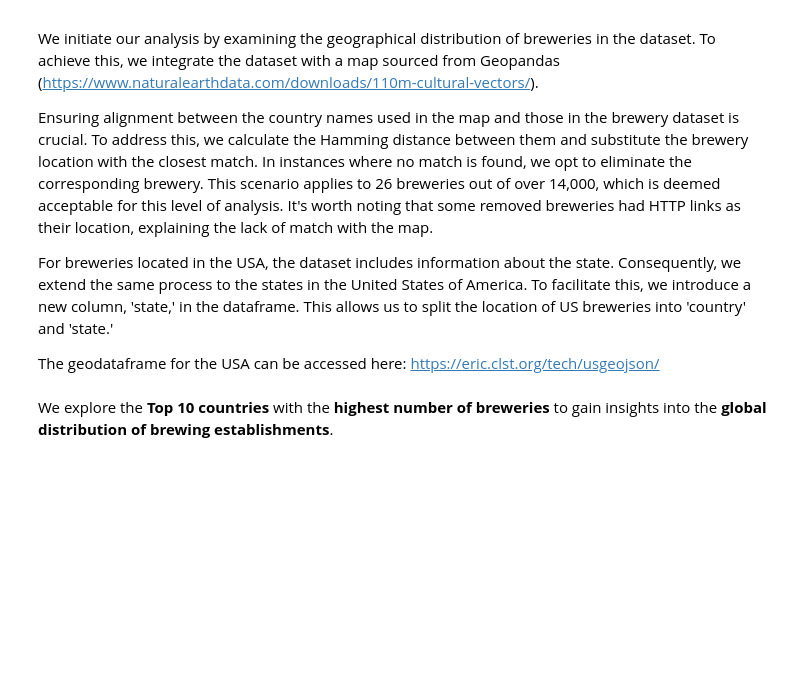
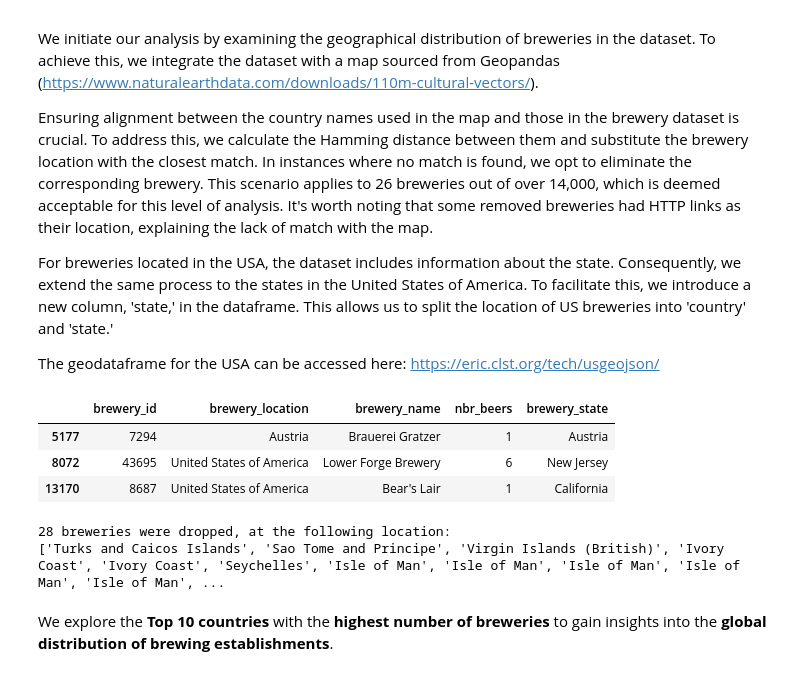
Before and after one commit to epfl-ada/ada-2023-project-todolegax, a Jupyter notebook: P2_initial_analysis.ipynb, the cells around one changed output. Saved outputs shown, nothing was run; the diff lists cells and outputs as text; code cells hidden in the pictures; blank space fills up the shorter version.

```diff
--- a/P2_initial_analysis.ipynb
+++ b/P2_initial_analysis.ipynb
@@ -796,8 +796,9 @@ def find_closest_match(input_str, target_list):
     """Find the closest match in a list using Hamming distance."""
     return difflib.get_close_matches(input_str, target_list, n=1, cutoff=0.5)
 # %%
-# Make deep copy of breweries filtered dataframe
+# Make deep copy of breweries filtered dataframe reset indexes (needed for the loop next)
 breweries_loc = breweries_filt.copy(deep=True)
+breweries_loc.reset_index(inplace=True,drop=True)
 
 # Load the world map shapefile
 world = gpd.read_file(gpd.datasets.get_path('naturalearth_lowres'))
@@ -825,36 +826,43 @@ for i, location in enumerate(breweries_loc['brewery_location']):
         state = location  # if not in USA, state = location
 
     # Find closest match with Hamming distance
     closest_match_country = find_closest_match(location, unique_loc)
 
     if closest_match_country:
         # If closest match is USA --> match state
         if closest_match_country[0] == 'United States of America':
             breweries_loc.at[i, 'brewery_location'] = closest_match_country[0]
 
             # Find state
             closest_match_state = find_closest_match(state, unique_state)
             if closest_match_state:
                 breweries_loc.at[i, 'brewery_state'] = closest_match_state[0]
             else:
                 breweries_loc = breweries_loc.drop(index=i)
         else:
             # If not in USA --> state = location
             breweries_loc.at[i, 'brewery_location'] = closest_match_country[0]
             breweries_loc.at[i, 'brewery_state'] = closest_match_country[0]
     else:
-        print(i)
-        print(breweries_loc.at[i, 'brewery_location'])
+        #print(i)
+        #print(breweries_loc.at[i, 'brewery_location'])
         # If no match, drop
-        dropped_brew.append(breweries_loc.at[i, 'brewery_location'])
+        dropped_brew.append(location)
         breweries_loc = breweries_loc.drop(index=i)
 
 # Display a sample of the modified dataframe
 display(breweries_loc.sample(3))
 
 # Print the number of dropped breweries and their locations
 print(f'{len(dropped_brew)} breweries were dropped, at the following location:')
 print(dropped_brew)
+# %% [output]
+|  | brewery_id | brewery_location | brewery_name | nbr_beers | brewery_state |
+| 5177 | 7294 | Austria | Brauerei Gratzer | 1 | Austria |
+| 8072 | 43695 | United States of America | Lower Forge Brewery | 6 | New Jersey |
+| 13170 | 8687 | United States of America | Bear's Lair | 1 | California |
+28 breweries were dropped, at the following location:
+['Turks and Caicos Islands', 'Sao Tome and Principe', 'Virgin Islands (British)', 'Ivory Coast', 'Ivory Coast', 'Seychelles', 'Isle of Man', 'Isle of Man', 'Isle of Man', 'Isle of Man', 'Isle of Man', ...
 # %% [markdown]
 We explore the **Top 10 countries** with the **highest number of breweries** to gain insights into the **global distribution of brewing establishments**.
 # %%
```
Also changed, not shown: parts of 14 cells of this notebook.
